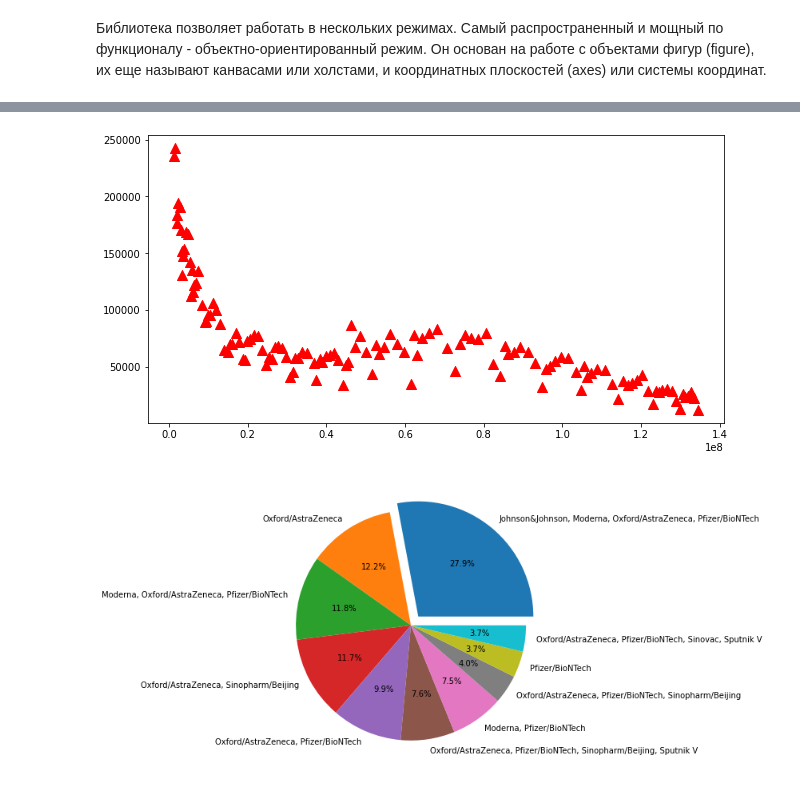
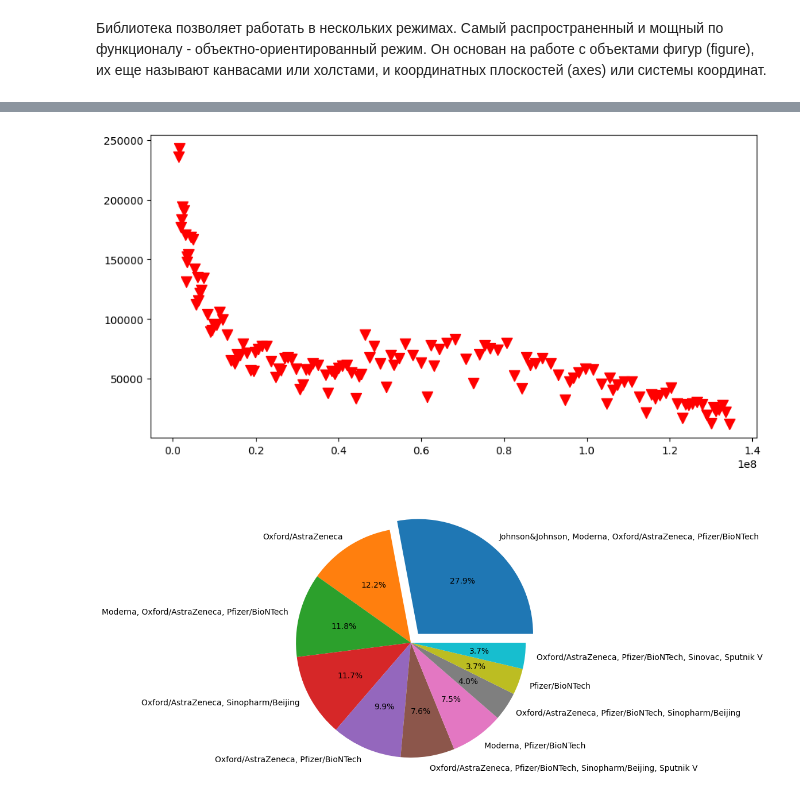
Before and after one commit to lyu-bel/IDE, a Jupyter notebook: Scillfactory/P_13/Visualizaion_Matplotlib.ipynb, the cells around one changed output, grey strips where cells are left out. Cells and saved outputs as stored; diff of their text form; code cells hidden in the pictures.

```diff
--- a/Scillfactory/P_13/Visualizaion_Matplotlib.ipynb
+++ b/Scillfactory/P_13/Visualizaion_Matplotlib.ipynb
@@ -29,17 +34,17 @@ ax = fig.add_axes([0, 0, 1, 1])
 # %%
 us_data = covid_df[covid_df['country'] == 'United States']
 
 fig = plt.figure(figsize=(8, 4))
 axes = fig.add_axes([0, 0, 1, 1])
 axes.scatter(
     x=us_data['people_fully_vaccinated'],
     y=us_data['daily_confirmed'],
     s=100,
-    marker='^',
+    marker='v',
     c = 'red'
 );
 # %% [output]
-[figure, old version]
+[figure, new version]
 # %%
 vaccine_combinations = covid_df['vaccines'].value_counts()[:10]
 fig = plt.figure(figsize=(5, 5))
```
Also changed, not shown: parts of 5 cells of this notebook, 12 other files.
